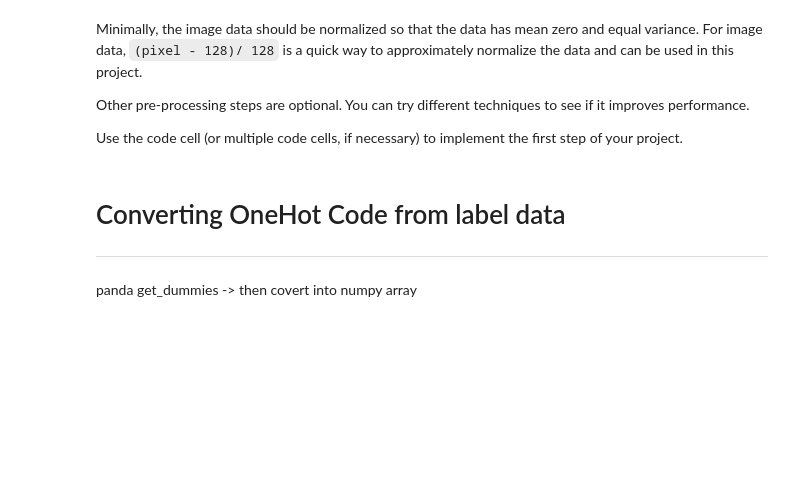
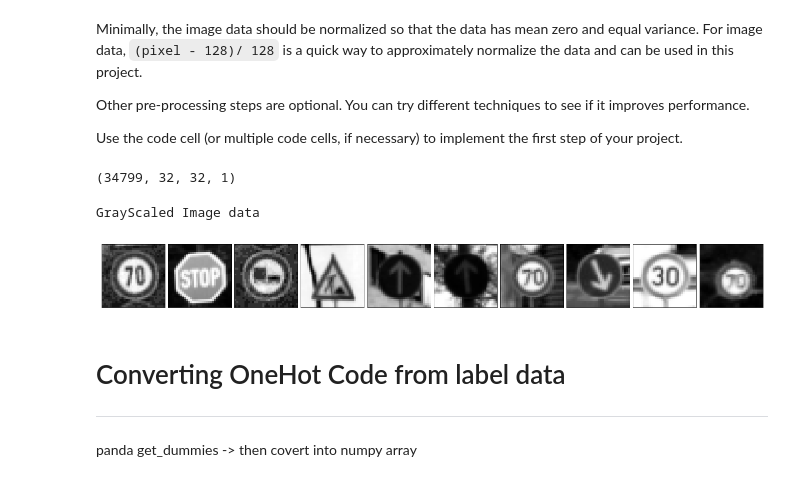
Before and after one commit to scrambleegg7/SelfCar, a Jupyter notebook: CarND-Traffic-Sign-Classifier-Project/Traffic_Sign_Classifier.ipynb, the cells around one changed output. Drawn from its saved outputs; the diff is of its cells as text; code cells hidden in the pictures; blank space fills up the shorter version.

```diff
--- a/CarND-Traffic-Sign-Classifier-Project/Traffic_Sign_Classifier.ipynb
+++ b/CarND-Traffic-Sign-Classifier-Project/Traffic_Sign_Classifier.ipynb
@@ -266,0 +287,23 @@ def rgb2gray(rgb):
+# %%
+X = preprocessImages(X_train)
+print(X.shape)
+# %% [output]
+(34799, 32, 32, 1)
+# %%
+# display preprocess image
+data_size = X.shape[0]
+r_top10 = np.random.permutation(data_size )[:10]
+#print(r_top10)
+print("GrayScaled Image data")
+fig = plt.figure(figsize = (6, 3))
+fig.subplots_adjust(left = 0, right = 3, bottom = 0, top = 1, hspace = 0.05, wspace = 0.05)
+
+for i, index in enumerate(r_top10):
+    axis = fig.add_subplot(1, 10, i + 1, xticks=[], yticks=[])
+    #axis.imshow( X[index]   )
+
+    axis.imshow( X[index].reshape(32,32),cmap="Greys_r")
+plt.show()
+# %% [output]
+GrayScaled Image data
+[figure, added]
```
Also changed, not shown: parts of 12 cells of this notebook.
